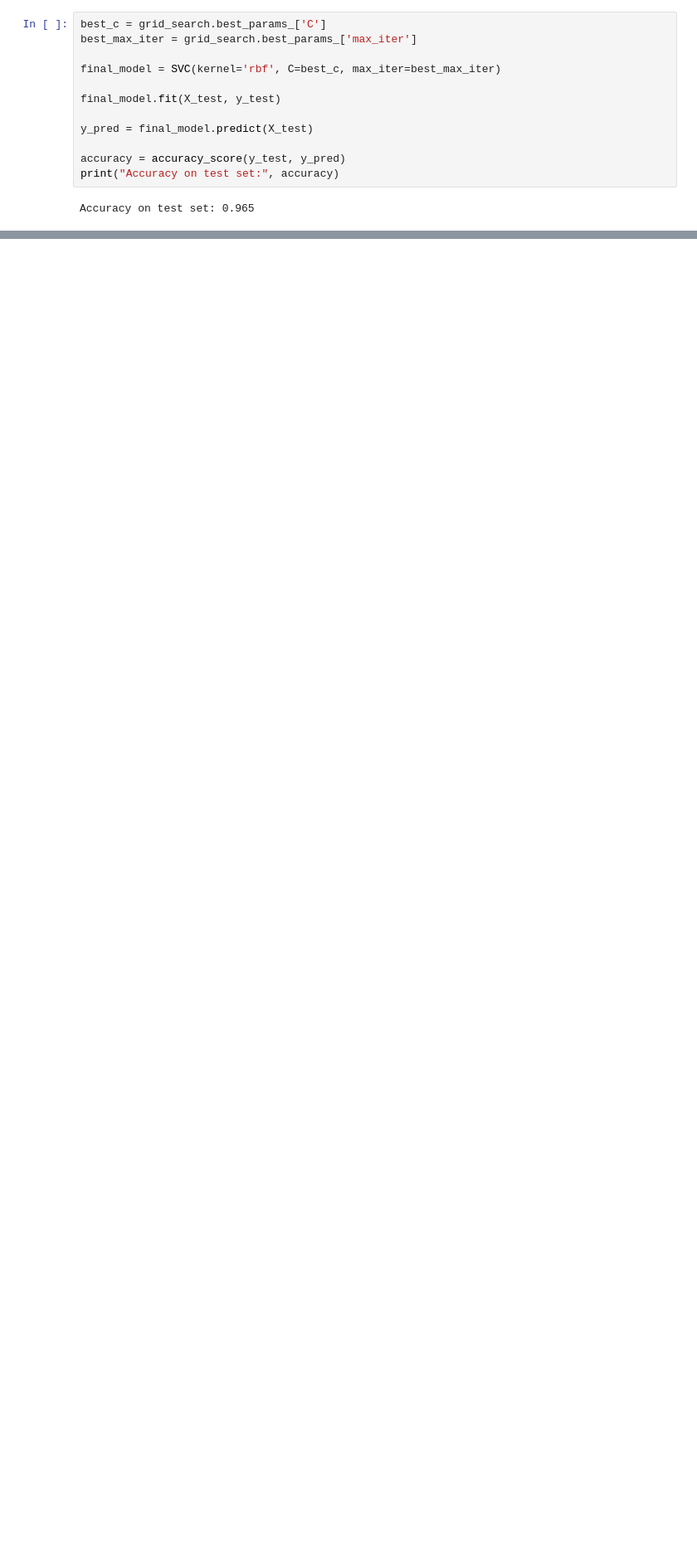
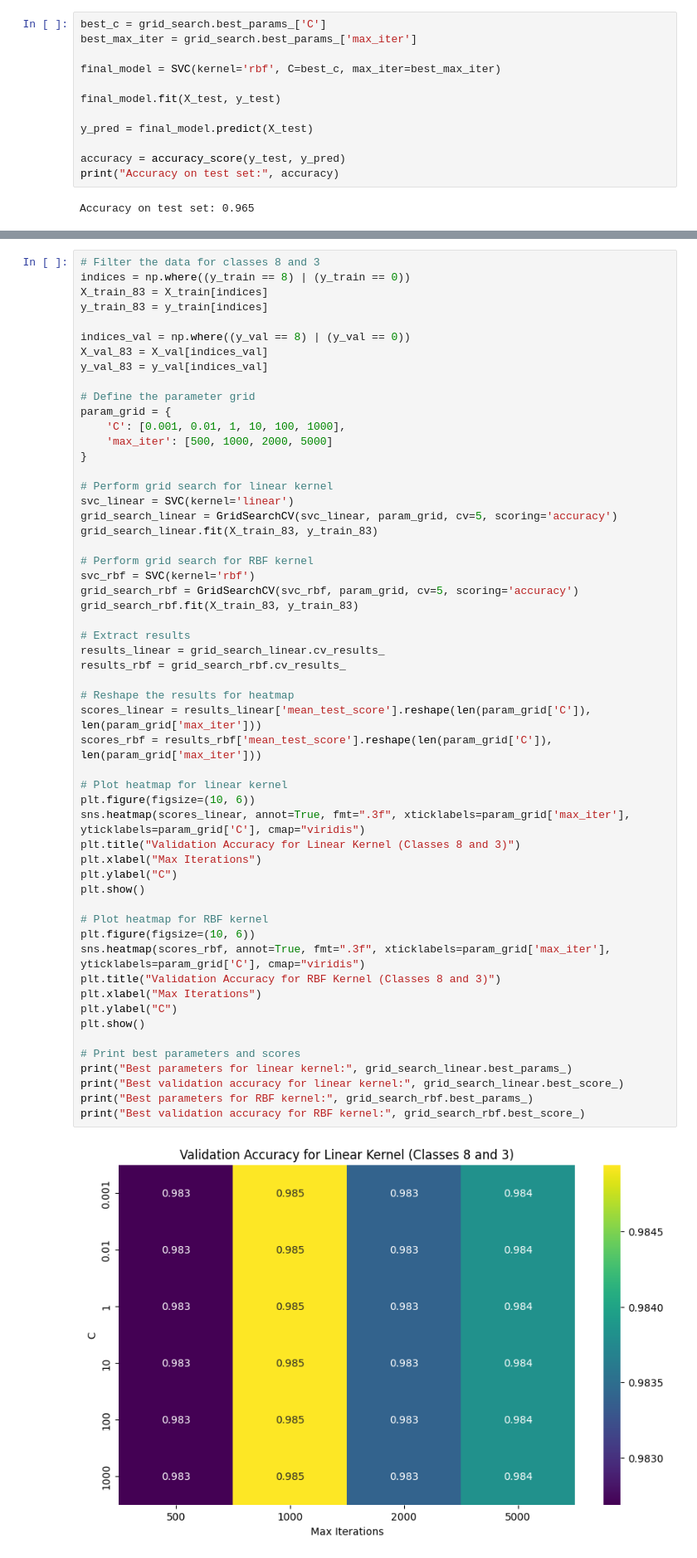
Before and after one commit to Manashap/GPA671, a Jupyter notebook: Lab2_V2.0.ipynb, the cells around one changed output, grey strips where cells are left out. Shown at 83% size. Cells and saved outputs as stored; diff of their text form; blank space fills up the shorter version.

```diff
--- a/Lab2_V2.0.ipynb
+++ b/Lab2_V2.0.ipynb
@@ -840,0 +1008,57 @@ from keras.datasets import mnist
+# %%
+# Filter the data for classes 8 and 3
+indices = np.where((y_train == 8) | (y_train == 0))
+X_train_83 = X_train[indices]
+y_train_83 = y_train[indices]
+
+indices_val = np.where((y_val == 8) | (y_val == 0))
+X_val_83 = X_val[indices_val]
+y_val_83 = y_val[indices_val]
+
+# Define the parameter grid
+param_grid = {
+    'C': [0.001, 0.01, 1, 10, 100, 1000],
+    'max_iter': [500, 1000, 2000, 5000]
+}
+
+# Perform grid search for linear kernel
+svc_linear = SVC(kernel='linear')
+grid_search_linear = GridSearchCV(svc_linear, param_grid, cv=5, scoring='accuracy')
+grid_search_linear.fit(X_train_83, y_train_83)
+
+# Perform grid search for RBF kernel
+svc_rbf = SVC(kernel='rbf')
+grid_search_rbf = GridSearchCV(svc_rbf, param_grid, cv=5, scoring='accuracy')
+grid_search_rbf.fit(X_train_83, y_train_83)
+
+# Extract results
+results_linear = grid_search_linear.cv_results_
+results_rbf = grid_search_rbf.cv_results_
+
+# Reshape the results for heatmap
+scores_linear = results_linear['mean_test_score'].reshape(len(param_grid['C']), len(param_grid['max_iter']))
+scores_rbf = results_rbf['mean_test_score'].reshape(len(param_grid['C']), len(param_grid['max_iter']))
+
+# Plot heatmap for linear kernel
+plt.figure(figsize=(10, 6))
+sns.heatmap(scores_linear, annot=True, fmt=".3f", xticklabels=param_grid['max_iter'], yticklabels=param_grid['C'], cmap="viridis")
+plt.title("Validation Accuracy for Linear Kernel (Classes 8 and 3)")
+plt.xlabel("Max Iterations")
+plt.ylabel("C")
+plt.show()
+
+# Plot heatmap for RBF kernel
+plt.figure(figsize=(10, 6))
+sns.heatmap(scores_rbf, annot=True, fmt=".3f", xticklabels=param_grid['max_iter'], yticklabels=param_grid['C'], cmap="viridis")
+plt.title("Validation Accuracy for RBF Kernel (Classes 8 and 3)")
+plt.xlabel("Max Iterations")
+plt.ylabel("C")
+plt.show()
+
+# Print best parameters and scores
+print("Best parameters for linear kernel:", grid_search_linear.best_params_)
+print("Best validation accuracy for linear kernel:", grid_search_linear.best_score_)
+print("Best parameters for RBF kernel:", grid_search_rbf.best_params_)
+print("Best validation accuracy for RBF kernel:", grid_search_rbf.best_score_)
+# %% [output]
+[figure, added]
```
Also changed, not shown: parts of 9 cells of this notebook.
